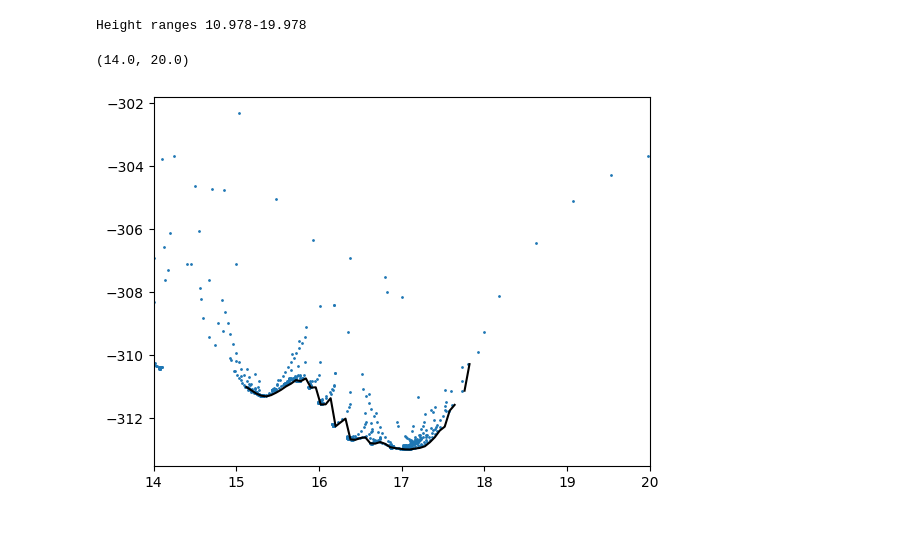
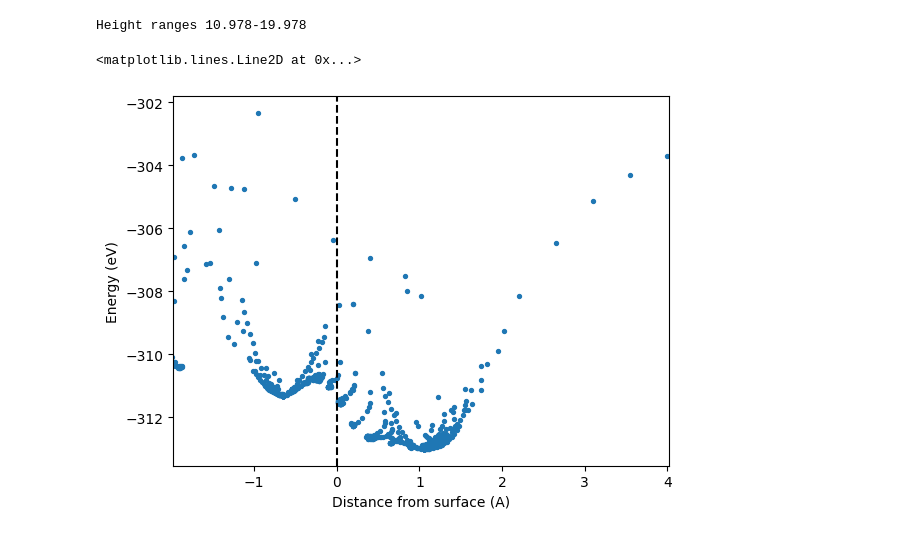
Before and after one commit to sevyharris/surface_thermo, a Jupyter notebook: diffusion/calc_diffusion_barrier.ipynb, the cells around one changed output. Cells and saved outputs as stored; diff of their text form; code cells hidden in the pictures.

```diff
--- a/diffusion/calc_diffusion_barrier.ipynb
+++ b/diffusion/calc_diffusion_barrier.ipynb
@@ -362,0 +383,4 @@ neb.images
+# %%
+for i in range(1, len(neb.images) - 1):
+    print(f'NEB {i}')
+    do_neb(neb.images[i], neb.images[i + 1])
@@ -363,20 +512,4 @@ neb.images
 # %%
-# Do another NEB based on previous NEB
-# add images between every other image
-new_images = []
-for i in range(len(neb.images) - 1):
-    new_images.append(neb.images[i])
 
-    tmp_neb = ase.mep.NEB([neb.images[i], neb.images[i], neb.images[i + 1]])
-    tmp_neb.interpolate
-    new_image = tmp_neb.images[1]
-    new_image.calc = fairchem.core.common.relaxation.ase_utils.OCPCalculator(
-        checkpoint_path=checkpoint_path,
-        cpu=True,
-        seed=400
-    )
-    new_images.append(new_image)
-new_images.append(neb.images[-1])
-
-neb2 = ase.mep.NEB(images)
+len(neb.images)
 # %% [output]
@@ -440,9 +550,12 @@ for i in range(1, len(buckets)):
     if items:
         energies[i] = np.min(items)
 # %%
-plt.scatter(x, y, s=1.0)
-plt.plot(buckets, energies, color='black')
-plt.xlim([14, 20])
+plt.scatter(x - surface_height, y, s=8.0)
+# plt.plot(buckets, energies, color='black')
+plt.xlim([14 - surface_height, 20 - surface_height])
+plt.xlabel('Distance from surface (A)')
+plt.ylabel('Energy (eV)')
+plt.axvline(x=0, color='k', label='Surface', linestyle='dashed')
 # %% [output]
-(14.0, 20.0)
+<matplotlib.lines.Line2D at 0x...>
-[figure, old version]
+[figure, new version]
```
Also changed, not shown: parts of 6 cells of this notebook.
